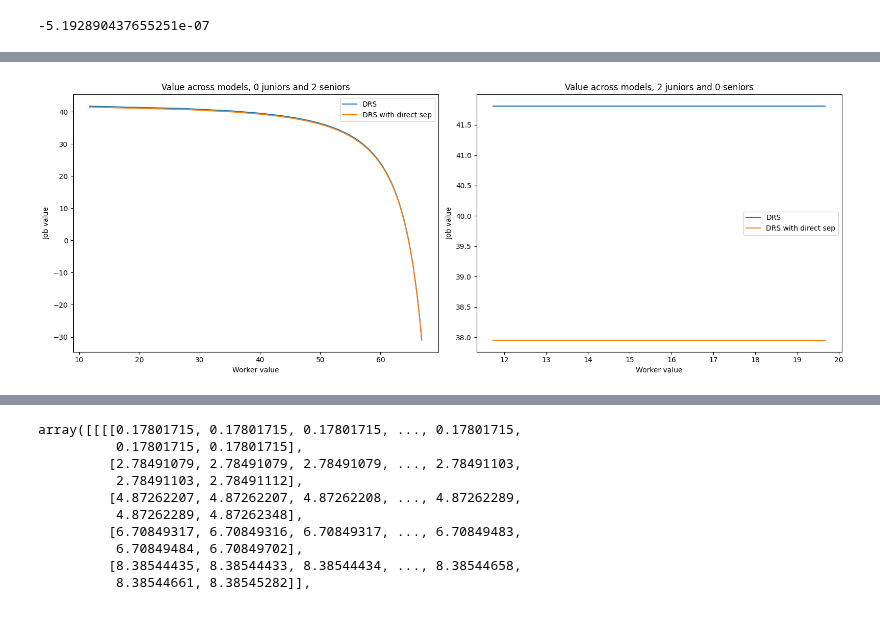
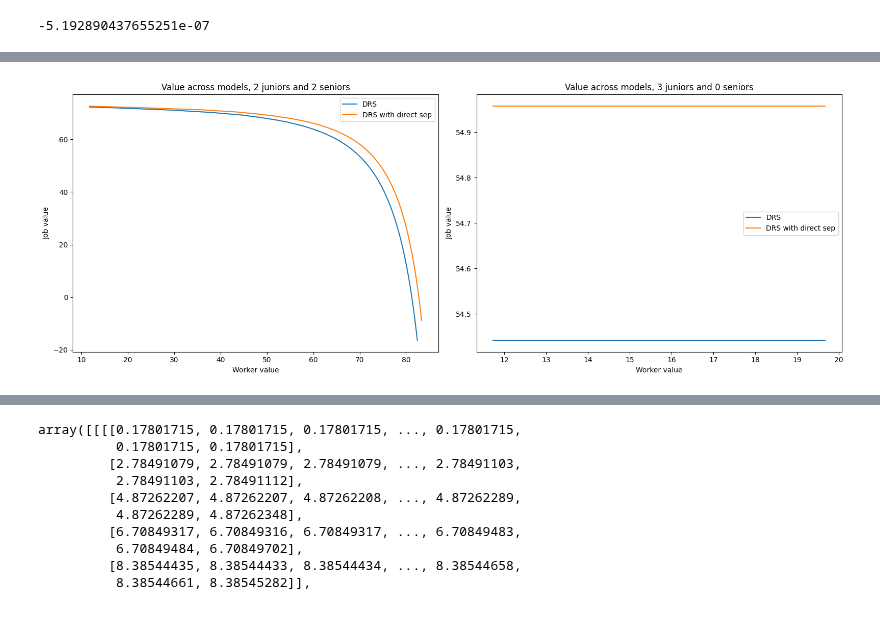
Before and after one commit to zalandru/Dynamic-Contracting-Multi-worker-Firm, a Jupyter notebook: Multiworker_wage_2steps/Initiating MWF.ipynb, the cells around one changed output, grey strips where cells are left out. Saved outputs shown, nothing was run; the diff lists cells and outputs as text; code cells hidden in the pictures.

```diff
--- a/Multiworker_wage_2steps/Initiating MWF.ipynb
+++ b/Multiworker_wage_2steps/Initiating MWF.ipynb
@@ -177,7 +201,7 @@ mwc_hmq_J[0,0,1,50,5]-mwc_hmq_J[0,0,1,50,0]
 # %%
-plts.ValueComparison(0,2,2,0,cc_W,cc_J,mwc_hmq_W[...,0,:],mwc_hmq_J[...,0],None,None,mwc_hmq_sd_W[...,0,:],mwc_hmq_sd_J[...,0],0)
+plts.ValueComparison(2,2,3,0,cc_W,cc_J,mwc_hmq_W[...,0,:],mwc_hmq_J[...,0],None,None,mwc_hmq_sd_W[...,0,:],mwc_hmq_sd_J[...,0],0)
 # %% [output]
-[figure, old version]
+[figure, new version]
 # %%
 plts.sep(0,p.z_0-1,1,3,1,0,mwc_hmq_sd_W[...,5,:],mwc_hmq_sd_sep[...,5],None,None)
 # %% [output]
```
Also changed, not shown: parts of 4 cells of this notebook, 4 other files.
